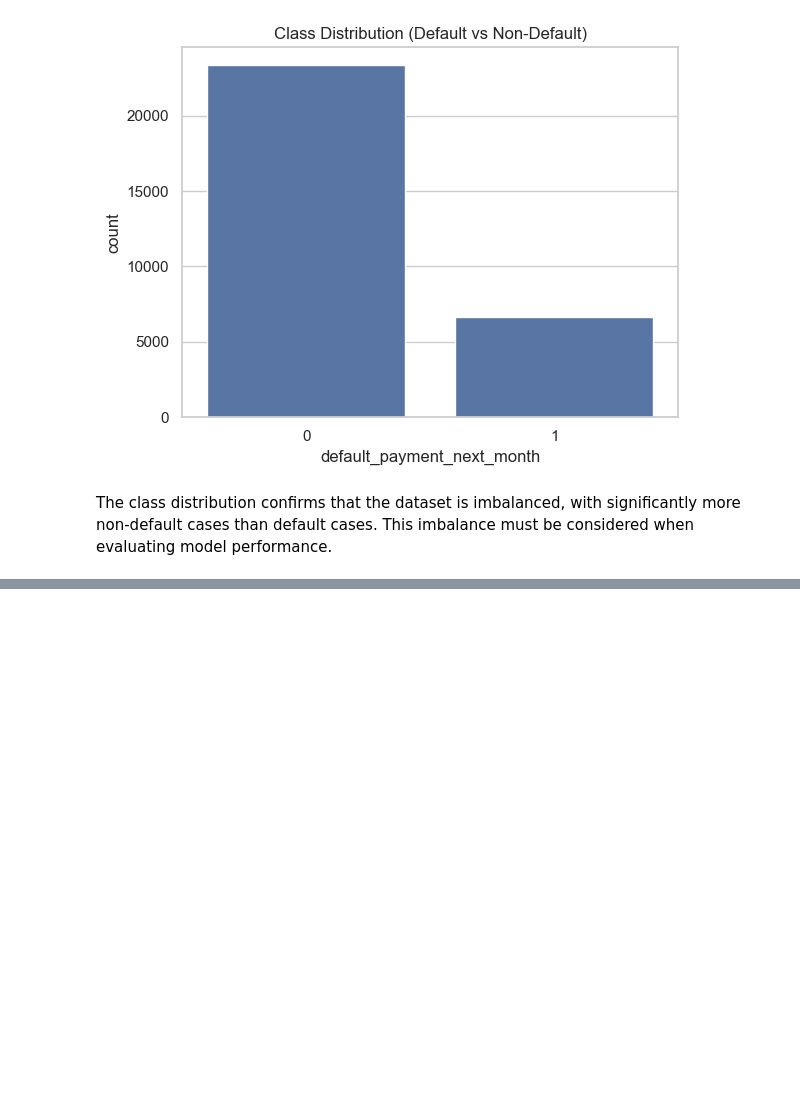
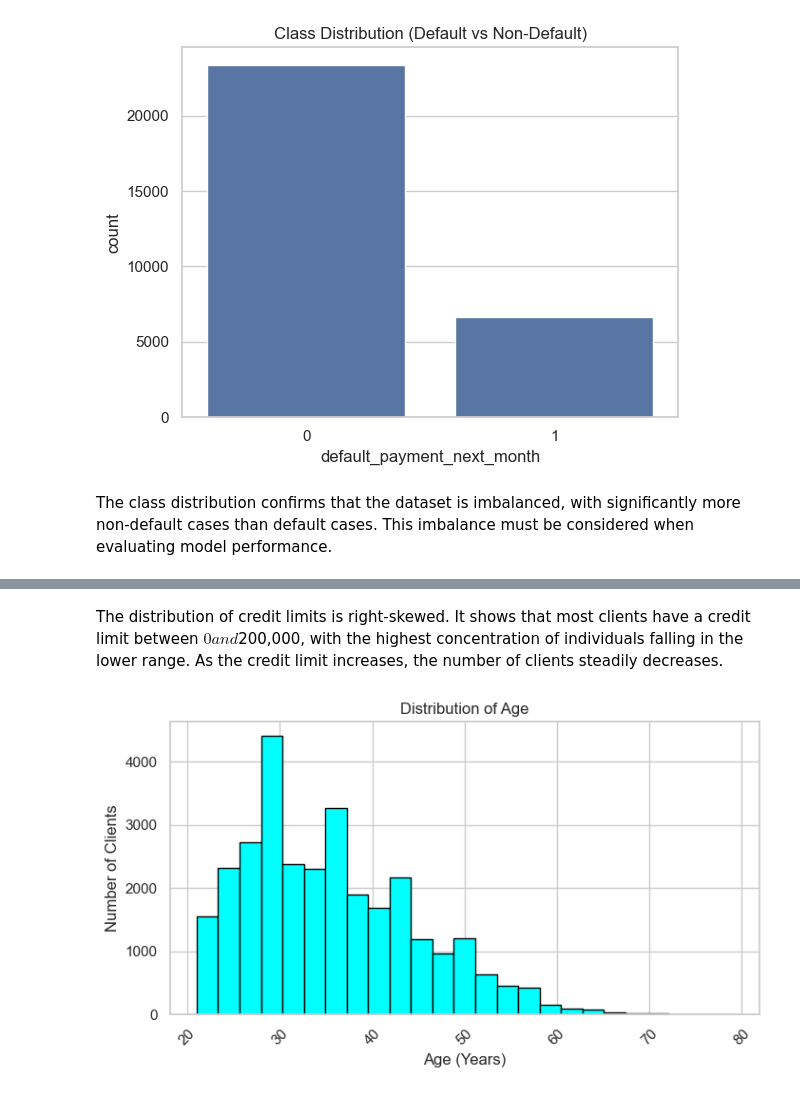
Before and after one commit to Denim951/credit-card-default-prediction, a Jupyter notebook: credit-default-analysis.ipynb, the cells around one changed output, grey strips where cells are left out. Saved outputs shown, nothing was run; the diff lists cells and outputs as text; code cells hidden in the pictures; blank space fills up the shorter version.

```diff
--- a/credit-default-analysis.ipynb
+++ b/credit-default-analysis.ipynb
@@ -250,0 +242,14 @@ NameError: name 'mtick' is not defined
+# %% [markdown]
+The distribution of credit limits is right-skewed. It shows that most clients have a credit limit between $0 and $200,000, with the highest concentration of individuals falling in the lower range. As the credit limit increases, the number of clients steadily decreases.
+# %%
+fig, ax1 = plt.subplots(figsize=(8, 4))
+df['AGE'].hist(bins=25, color='aqua', edgecolor='black', ax=ax1)
+ax1.set_title("Distribution of Age")
+ax1.set_xlabel("Age (Years)")
+ax1.set_ylabel("Number of Clients")
+# Format axis to remove scientific notation
+ax1.xaxis.set_major_formatter(mtick.StrMethodFormatter('{x:,.0f}'))
+plt.xticks(rotation=45)
+plt.show()
+# %% [output]
+[figure, added]
```
Also changed, not shown: parts of 11 cells of this notebook.
